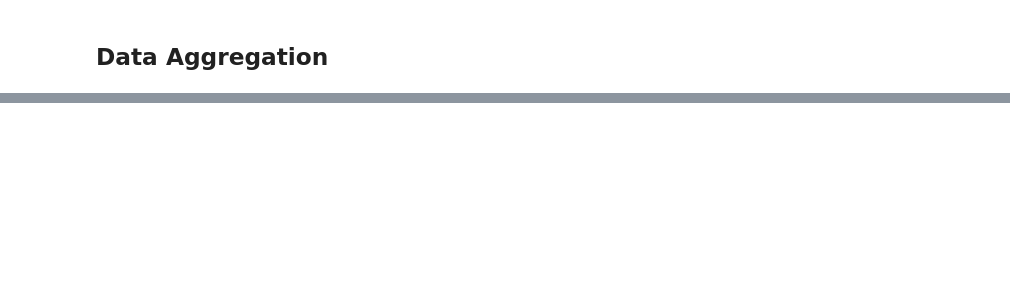
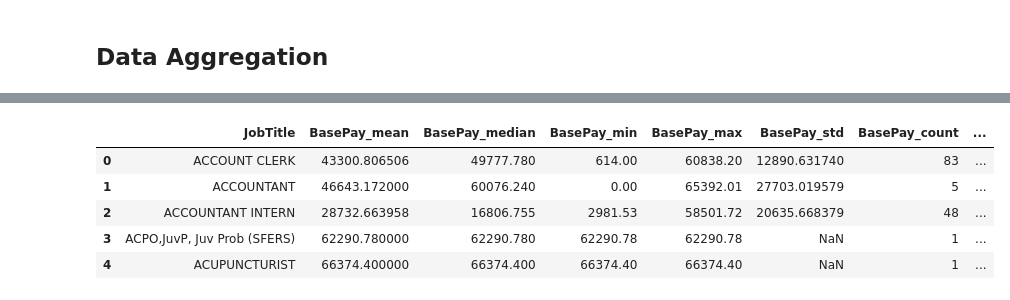
Before and after one commit to abuh1/SFsalaries-ETL-Pipeline, a Jupyter notebook: notebooks/transform.ipynb, the cells around one changed output, grey strips where cells are left out. Drawn from its saved outputs; the diff is of its cells as text; code cells hidden in the pictures; blank space fills up the shorter version.

```diff
--- a/src/transform.ipynb
+++ b/notebooks/transform.ipynb
@@ -196,0 +232,9 @@ df.head()
+# %%
+agg_df.head()
+# %% [output]
+|  | JobTitle | BasePay_mean | BasePay_median | BasePay_min | BasePay_max | BasePay_std | BasePay_count | ... |
+| 0 | ACCOUNT CLERK | 43300.806506 | 49777.780 | 614.00 | 60838.20 | 12890.631740 | 83 | ... |
+| 1 | ACCOUNTANT | 46643.172000 | 60076.240 | 0.00 | 65392.01 | 27703.019579 | 5 | ... |
+| 2 | ACCOUNTANT INTERN | 28732.663958 | 16806.755 | 2981.53 | 58501.72 | 20635.668379 | 48 | ... |
+| 3 | ACPO,JuvP, Juv Prob (SFERS) | 62290.780000 | 62290.780 | 62290.78 | 62290.78 | NaN | 1 | ... |
+| 4 | ACUPUNCTURIST | 66374.400000 | 66374.400 | 66374.40 | 66374.40 | NaN | 1 | ... |
```
Also changed, not shown: parts of 6 cells of this notebook, 4 other files.
